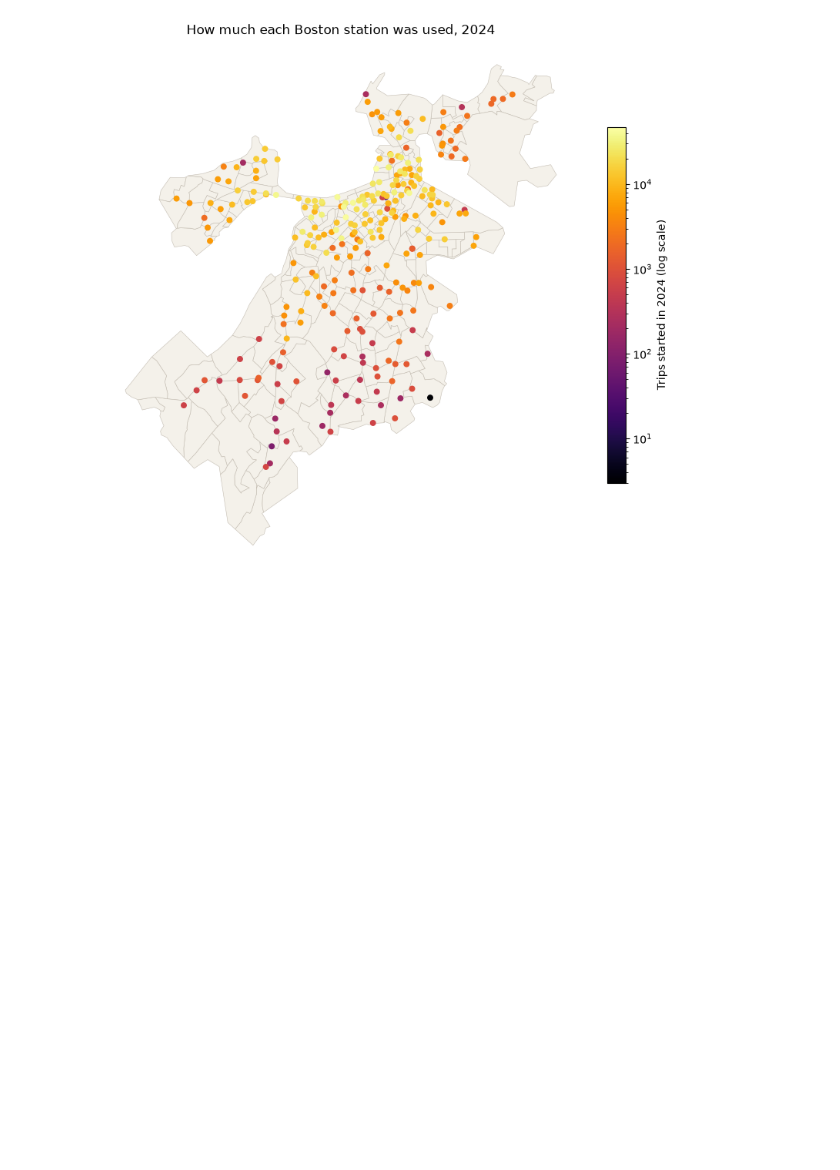
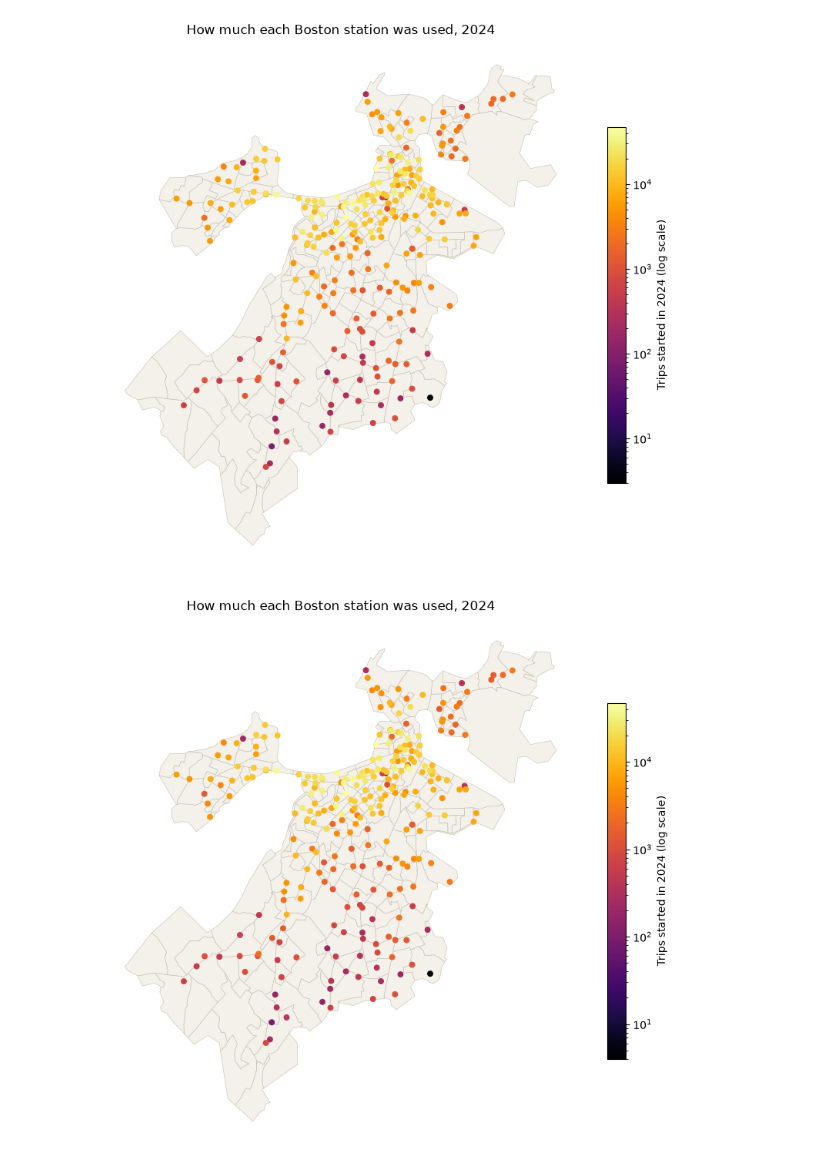
Before and after one commit to CYPLAN-101-Fall-2026-Group-23/bluebikes_equity, a Jupyter notebook: notebooks/02_visualizing_stations.ipynb, the cells around one changed output. Saved outputs shown, nothing was run; the diff lists cells and outputs as text; code cells hidden in the pictures; blank space fills up the shorter version.

Commit message:
input/output visualizations

```diff
--- a/notebooks/02_visualizing_stations.ipynb
+++ b/notebooks/02_visualizing_stations.ipynb
@@ -91,3 +90,31 @@ plt.tight_layout()
 plt.show()
 # %% [output]
 [figure]
+# %%
+from matplotlib.colors import LogNorm
+
+# Every month of 2024, summed. The project counts a trip at the station where it ended.
+usage = (
+    pd.read_csv(CLEAN / "station_month.csv")
+    .groupby("station_id", as_index=False)["trips_ended"]
+    .sum()
+)
+usage_gdf = stations_gdf.merge(usage, on="station_id").sort_values("trips_ended")
+
+fig, ax = plt.subplots(figsize=(8, 8))
+tracts.plot(ax=ax, color="#f4f1ea", edgecolor="#c4bdb2", linewidth=0.4)
+usage_gdf.plot(
+    ax=ax,
+    column="trips_ended",
+    cmap="inferno",
+    norm=LogNorm(vmin=usage_gdf["trips_ended"].min(), vmax=usage_gdf["trips_ended"].max()),
+    markersize=22,
+    legend=True,
+    legend_kwds={"label": "Trips started in 2024 (log scale)", "shrink": 0.6},
+)
+ax.set_title("How much each Boston station was used, 2024")
+ax.set_axis_off()
+plt.tight_layout()
+plt.show()
+# %% [output]
+[figure, added]
```
Also changed, not shown: parts of 1 cell of this notebook, 1 other file.
